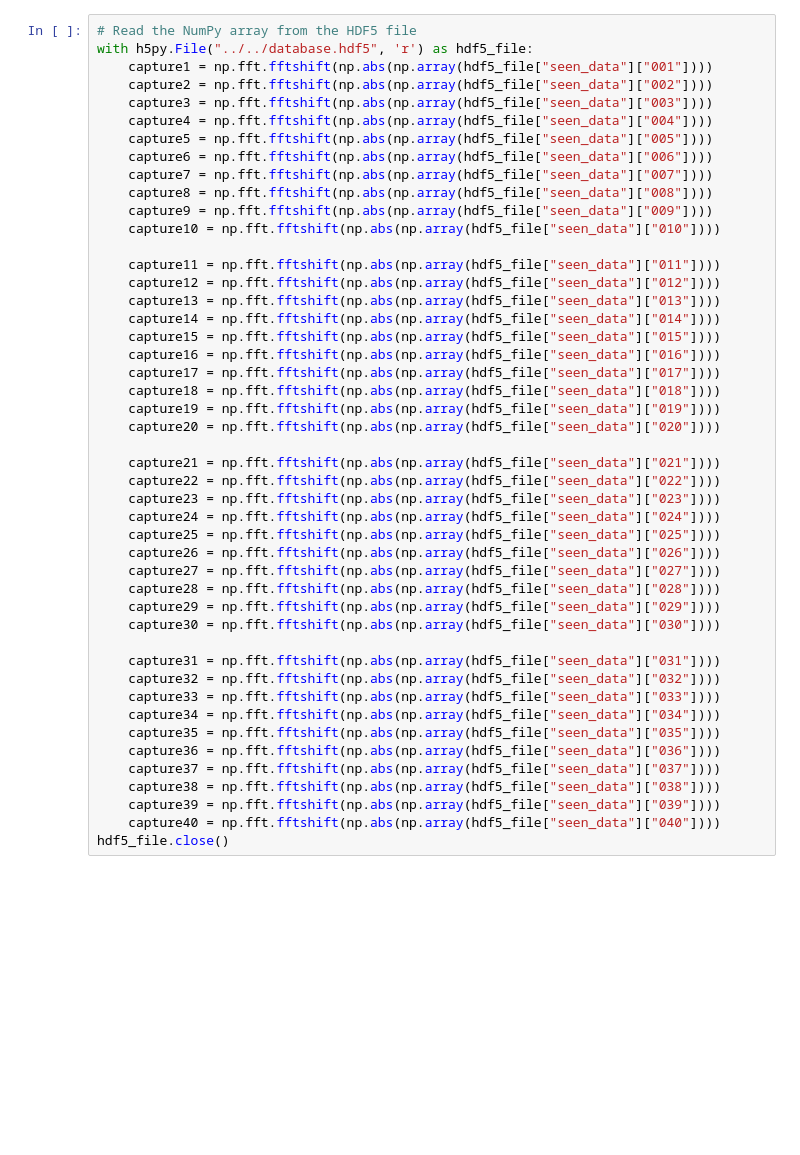
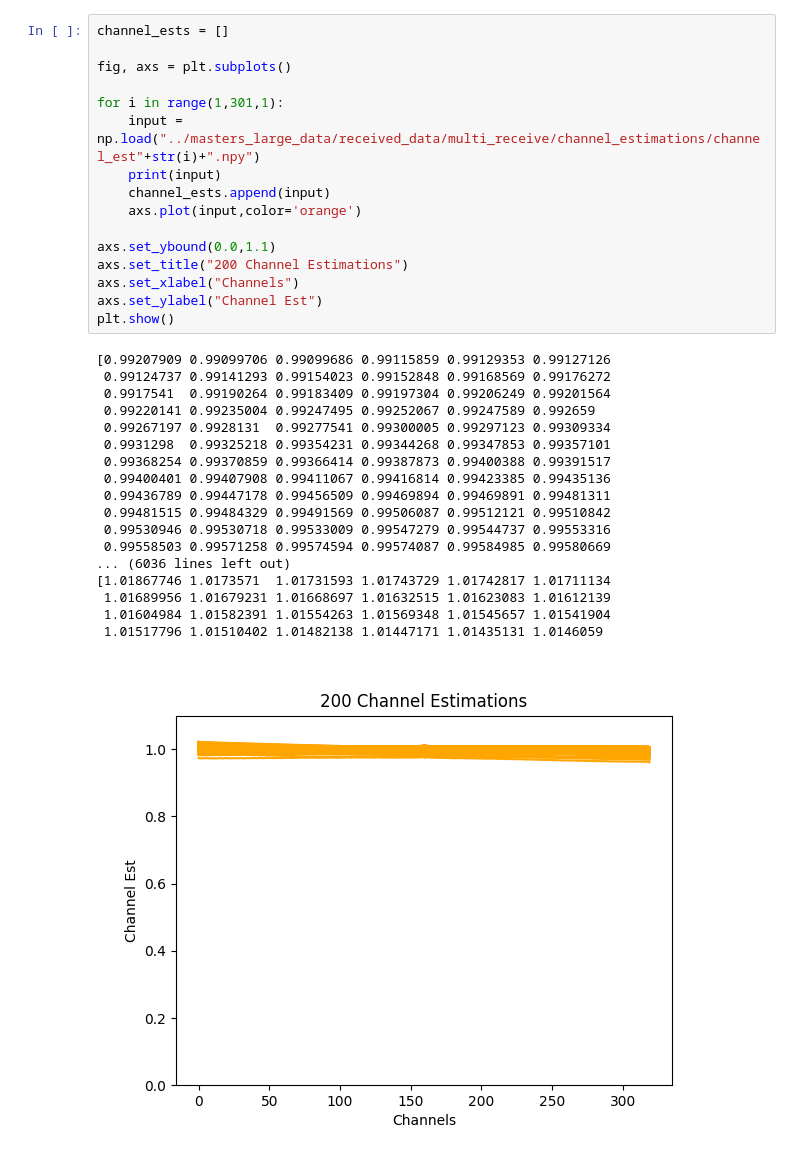
Before and after one commit to roryschram/masters, a Jupyter notebook: jupyter/main.ipynb, the cells around one changed output. Cells and saved outputs as stored; diff of their text form; blank space fills up the shorter version.

```diff
--- a/jupyter/main.ipynb
+++ b/jupyter/main.ipynb
@@ -12,49 +12,37 @@ from sklearn.decomposition import PCA
 from sklearn.preprocessing import StandardScaler
 from scipy.signal import decimate
 # %%
-# Read the NumPy array from the HDF5 file
-with h5py.File("../../database.hdf5", 'r') as hdf5_file:
-    capture1 = np.fft.fftshift(np.abs(np.array(hdf5_file["seen_data"]["001"])))
-    capture2 = np.fft.fftshift(np.abs(np.array(hdf5_file["seen_data"]["002"])))
-    capture3 = np.fft.fftshift(np.abs(np.array(hdf5_file["seen_data"]["003"])))
-    capture4 = np.fft.fftshift(np.abs(np.array(hdf5_file["seen_data"]["004"])))
-    capture5 = np.fft.fftshift(np.abs(np.array(hdf5_file["seen_data"]["005"])))
-    capture6 = np.fft.fftshift(np.abs(np.array(hdf5_file["seen_data"]["006"])))
-    capture7 = np.fft.fftshift(np.abs(np.array(hdf5_file["seen_data"]["007"])))
-    capture8 = np.fft.fftshift(np.abs(np.array(hdf5_file["seen_data"]["008"])))
-    capture9 = np.fft.fftshift(np.abs(np.array(hdf5_file["seen_data"]["009"])))
-    capture10 = np.fft.fftshift(np.abs(np.array(hdf5_file["seen_data"]["010"])))
+channel_ests = []
 
-    capture11 = np.fft.fftshift(np.abs(np.array(hdf5_file["seen_data"]["011"])))
-    capture12 = np.fft.fftshift(np.abs(np.array(hdf5_file["seen_data"]["012"])))
-    capture13 = np.fft.fftshift(np.abs(np.array(hdf5_file["seen_data"]["013"])))
-    capture14 = np.fft.fftshift(np.abs(np.array(hdf5_file["seen_data"]["014"])))
-    capture15 = np.fft.fftshift(np.abs(np.array(hdf5_file["seen_data"]["015"])))
-    capture16 = np.fft.fftshift(np.abs(np.array(hdf5_file["seen_data"]["016"])))
-    capture17 = np.fft.fftshift(np.abs(np.array(hdf5_file["seen_data"]["017"])))
-    capture18 = np.fft.fftshift(np.abs(np.array(hdf5_file["seen_data"]["018"])))
-    capture19 = np.fft.fftshift(np.abs(np.array(hdf5_file["seen_data"]["019"])))
-    capture20 = np.fft.fftshift(np.abs(np.array(hdf5_file["seen_data"]["020"])))
+fig, axs = plt.subplots()
 
-    capture21 = np.fft.fftshift(np.abs(np.array(hdf5_file["seen_data"]["021"])))
-    capture22 = np.fft.fftshift(np.abs(np.array(hdf5_file["seen_data"]["022"])))
-    capture23 = np.fft.fftshift(np.abs(np.array(hdf5_file["seen_data"]["023"])))
-    capture24 = np.fft.fftshift(np.abs(np.array(hdf5_file["seen_data"]["024"])))
-    capture25 = np.fft.fftshift(np.abs(np.array(hdf5_file["seen_data"]["025"])))
-    capture26 = np.fft.fftshift(np.abs(np.array(hdf5_file["seen_data"]["026"])))
-    capture27 = np.fft.fftshift(np.abs(np.array(hdf5_file["seen_data"]["027"])))
-    capture28 = np.fft.fftshift(np.abs(np.array(hdf5_file["seen_data"]["028"])))
-    capture29 = np.fft.fftshift(np.abs(np.array(hdf5_file["seen_data"]["029"])))
-    capture30 = np.fft.fftshift(np.abs(np.array(hdf5_file["seen_data"]["030"])))
+for i in range(1,301,1):
+    input = np.load("../masters_large_data/received_data/multi_receive/channel_estimations/channel_est"+str(i)+".npy")
+    print(input)
+    channel_ests.append(input)
+    axs.plot(input,color='orange')
 
-    capture31 = np.fft.fftshift(np.abs(np.array(hdf5_file["seen_data"]["031"])))
-    capture32 = np.fft.fftshift(np.abs(np.array(hdf5_file["seen_data"]["032"])))
-    capture33 = np.fft.fftshift(np.abs(np.array(hdf5_file["seen_data"]["033"])))
-    capture34 = np.fft.fftshift(np.abs(np.array(hdf5_file["seen_data"]["034"])))
-    capture35 = np.fft.fftshift(np.abs(np.array(hdf5_file["seen_data"]["035"])))
-    capture36 = np.fft.fftshift(np.abs(np.array(hdf5_file["seen_data"]["036"])))
-    capture37 = np.fft.fftshift(np.abs(np.array(hdf5_file["seen_data"]["037"])))
-    capture38 = np.fft.fftshift(np.abs(np.array(hdf5_file["seen_data"]["038"])))
-    capture39 = np.fft.fftshift(np.abs(np.array(hdf5_file["seen_data"]["039"])))
-    capture40 = np.fft.fftshift(np.abs(np.array(hdf5_file["seen_data"]["040"])))
-hdf5_file.close()
+axs.set_ybound(0.0,1.1)
+axs.set_title("200 Channel Estimations")
+axs.set_xlabel("Channels")
+axs.set_ylabel("Channel Est")
+plt.show()
+# %% [output]
+[0.99207909 0.99099706 0.99099686 0.99115859 0.99129353 0.99127126
+ 0.99124737 0.99141293 0.99154023 0.99152848 0.99168569 0.99176272
+ 0.9917541  0.99190264 0.99183409 0.99197304 0.99206249 0.99201564
+ 0.99220141 0.99235004 0.99247495 0.99252067 0.99247589 0.992659
+ 0.99267197 0.9928131  0.99277541 0.99300005 0.99297123 0.99309334
+ 0.9931298  0.99325218 0.99354231 0.99344268 0.99347853 0.99357101
+ 0.99368254 0.99370859 0.99366414 0.99387873 0.99400388 0.99391517
+ 0.99400401 0.99407908 0.99411067 0.99416814 0.99423385 0.99435136
+ 0.99436789 0.99447178 0.99456509 0.99469894 0.99469891 0.99481311
+ 0.99481515 0.99484329 0.99491569 0.99506087 0.99512121 0.99510842
+ 0.99530946 0.99530718 0.99533009 0.99547279 0.99544737 0.99553316
+ 0.99558503 0.99571258 0.99574594 0.99574087 0.99584985 0.99580669
+... (6036 lines left out)
+[1.01867746 1.0173571  1.01731593 1.01743729 1.01742817 1.01711134
+ 1.01689956 1.01679231 1.01668697 1.01632515 1.01623083 1.01612139
+ 1.01604984 1.01582391 1.01554263 1.01569348 1.01545657 1.01541904
+ 1.01517796 1.01510402 1.01482138 1.01447171 1.01435131 1.0146059
+[figure, added]
```
Also changed, not shown: parts of 4 cells of this notebook, 9 other files.
